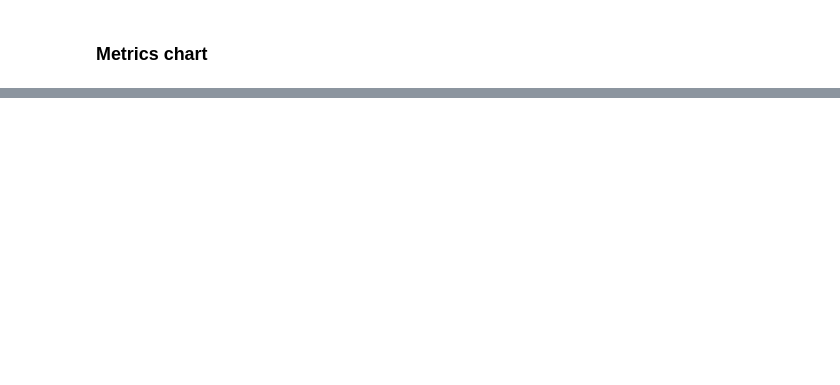
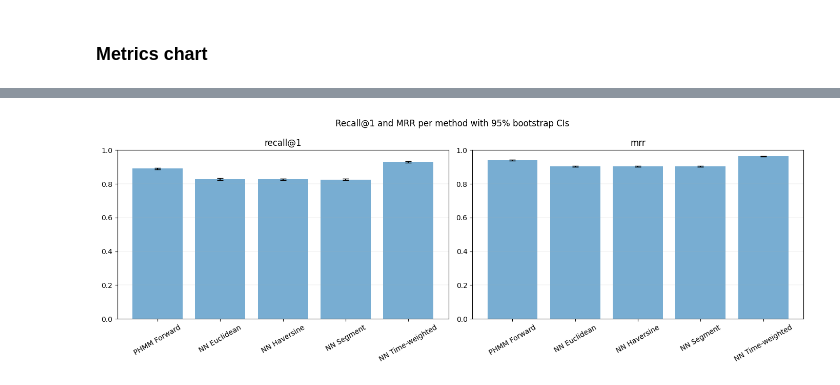
Before and after one commit to grimmmbo/AIS_RF_matching, a Jupyter notebook: notebooks/05_baseline_comparison.ipynb, the cells around one changed output, grey strips where cells are left out. Saved outputs shown, nothing was run; the diff lists cells and outputs as text; code cells hidden in the pictures; blank space fills up the shorter version.

```diff
--- a/notebooks/05_baseline_comparison.ipynb
+++ b/notebooks/05_baseline_comparison.ipynb
@@ -243,0 +232,5 @@ plt.show()
+# %%
+ranking_comparison_all, ranking_summaries_all = evaluate_ranking_models(df_preselection)
+
+print("Candidate pairs evaluated (all RF signals):", len(df_preselection))
+ranking_comparison_all
@@ -243,0 +256,5 @@ plt.show()
+# %%
+ranking_comparison_multi, ranking_summaries_multi = evaluate_ranking_models(df_preselection_multimatch)
+
+print("Candidate pairs evaluated (multimatch RF signals):", len(df_preselection_multimatch))
+ranking_comparison_multi
@@ -243,0 +343,14 @@ plt.show()
+# %%
+bootstrap_rows = []
+for name, _, _, _, _ in MODELS:
+    summary = ranking_summaries_all[name]
+    r1_est, r1_lo, r1_hi = bootstrap_ci(summary, "hit@1", n_boot=1000, random_state=42)
+    mrr_est, mrr_lo, mrr_hi = bootstrap_ci(summary, "reciprocal_rank", n_boot=1000, random_state=42)
+    bootstrap_rows.append({
+        "model": name,
+        "recall@1": r1_est, "recall@1_ci_lo": r1_lo, "recall@1_ci_hi": r1_hi,
+        "mrr": mrr_est, "mrr_ci_lo": mrr_lo, "mrr_ci_hi": mrr_hi,
+    })
+
+bootstrap_table = pd.DataFrame(bootstrap_rows)
+bootstrap_table
@@ -243,0 +364,22 @@ plt.show()
+# %%
+fig, axes = plt.subplots(1, 2, figsize=(14, 5))
+
+for ax, metric, lo_col, hi_col in zip(
+    axes,
+    ["recall@1", "mrr"],
+    ["recall@1_ci_lo", "mrr_ci_lo"],
+    ["recall@1_ci_hi", "mrr_ci_hi"],
+):
+    y = bootstrap_table[metric]
+    yerr = [y - bootstrap_table[lo_col], bootstrap_table[hi_col] - y]
+    ax.bar(bootstrap_table["model"], y, yerr=yerr, capsize=4, color="#78add2")
+    ax.set_title(metric)
+    ax.set_ylim(0, 1)
+    ax.grid(True, axis="y", linewidth=0.15)
+    ax.tick_params(axis="x", rotation=30)
+
+fig.suptitle("Recall@1 and MRR per method with 95% bootstrap CIs")
+plt.tight_layout()
+plt.show()
+# %% [output]
+[figure, added]
```
Also changed, not shown: parts of 20 cells of this notebook, 7 other files.
